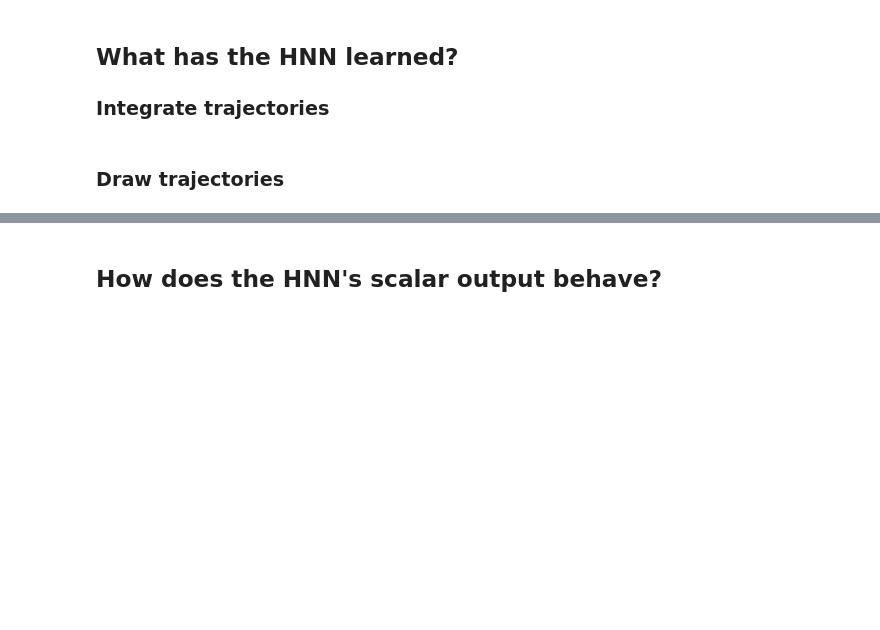
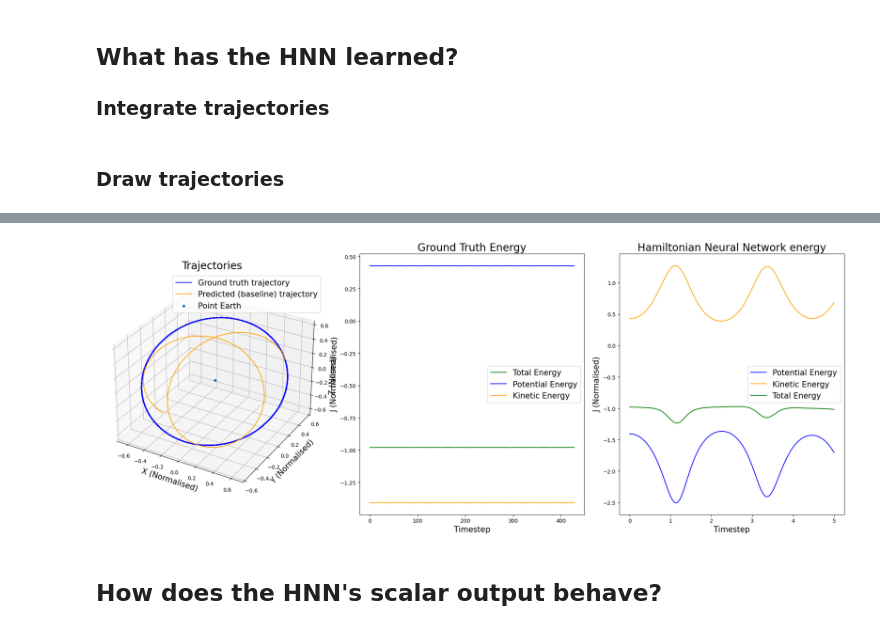
Before and after one commit to gordonjun2/hamiltonian-nn, a Jupyter notebook: analyze-2body-satellite.ipynb, the cells around one changed output, grey strips where cells are left out. Saved outputs shown, nothing was run; the diff lists cells and outputs as text; code cells hidden in the pictures; blank space fills up the shorter version.

```diff
--- a/analyze-2body-satellite.ipynb
+++ b/analyze-2body-satellite.ipynb
@@ -205,14 +202,19 @@ fig.savefig('{}/orbits-base-example.{}'.format(args.fig_dir, FORMAT))
 
 ### Integrate trajectories
 # %%
-np.random.seed(2)
-t_points = 2000
-t_span = [0,50]
-state = random_config()
+trajectory_states_GT = trajectory_states
+GT_orbit_pos = trajectory_states_GT[:, [0, 2, 4]]
 
-orbit, settings = get_orbit(state, t_points=t_points, t_span=t_span)
+t_points = trajectory_end - trajectory_start
+t_span = [0, 5]
+
+initial_coord = x[trajectory_start]
+
+state = coords2state_sgp4(initial_coord)
 
 update_fn = lambda t, y0: model_update(t, y0, hnn_model)
-hnn_orbit, settings = get_orbit(state, t_points=t_points, t_span=t_span, update_fn=update_fn)
+hnn_orbit, settings = get_sgp4_orbit(state, t_points=t_points, t_span=t_span, update_fn=update_fn)
+
+hnn_orbit_pos = hnn_orbit[0].T[:, [1, 2, 3]]
 # %% [markdown]
 ### Draw trajectories
@@ -267,3 +221,41 @@ fig.savefig('{}/orbits-hnn-example.{}'.format(args.fig_dir, FORMAT))
+# %%
+# draw trajectories
+
+fig = plt.figure(figsize=[20,8], dpi=100)
+ax = plt.subplot(1,3,1, projection='3d')
+
+ax.plot3D(GT_orbit_pos[:, 0], GT_orbit_pos[:, 1], GT_orbit_pos[:, 2], 'blue', label='Ground truth trajectory')
+ax.plot3D(hnn_orbit_pos[:, 0], hnn_orbit_pos[:, 1], hnn_orbit_pos[:, 2], 'orange', label='Predicted (baseline) trajectory')
+ax.scatter3D(trajectory_states[0, 1], trajectory_states[0, 3], trajectory_states[0, 5], 'green', label='Point Earth')
+ax.set_title('Trajectories', fontsize=20)
+ax.set_xlabel('X (Normalised)', fontsize=15)
+ax.set_ylabel('Y (Normalised)', fontsize=15)
+ax.set_zlabel('Z (Normalised)', fontsize=15)
+ax.legend(fontsize=15)
+
+ax = fig.add_subplot(1, 3, 2)
+
+ax.plot(TE_trajectory, 'green', label='Total Energy')
+ax.plot(KE_trajectory, 'blue', label='Potential Energy')
+ax.plot(PE_trajectory, 'orange', label='Kinetic Energy')
+ax.set_title('Ground Truth Energy', fontsize=20)
+ax.set_xlabel('Timestep', fontsize=15)
+ax.set_ylabel('J (Normalised)', fontsize=15)
+ax.legend(fontsize=15)
+
+ax = fig.add_subplot(1, 3, 3)
+ax.plot(settings['t_eval'], potential_energy_over_M_sat(hnn_orbit[:, 1:]), 'blue', label='Potential Energy')
+ax.plot(settings['t_eval'], kinetic_energy_over_M_sat(hnn_orbit[:, 1:]), 'orange', label='Kinetic Energy')
+ax.plot(settings['t_eval'], total_energy_over_M_sat(hnn_orbit[:, 1:])[0], 'green', label='Total Energy')
+ax.set_title('Hamiltonian Neural Network energy', fontsize=20)
+ax.set_xlabel('Timestep', fontsize=15)
+ax.set_ylabel('J (Normalised)', fontsize=15)
+ax.legend(fontsize=15)
+
+plt.tight_layout() ; plt.show()
+fig.savefig('{}/satellite-orbits-base-example.{}'.format(args.fig_dir, FORMAT))
+# %% [output]
+[figure, added]
 # %% [markdown]
 ## How does the HNN's scalar output behave?
 # %%
```
Also changed, not shown: parts of 11 cells of this notebook, 1 other file.
